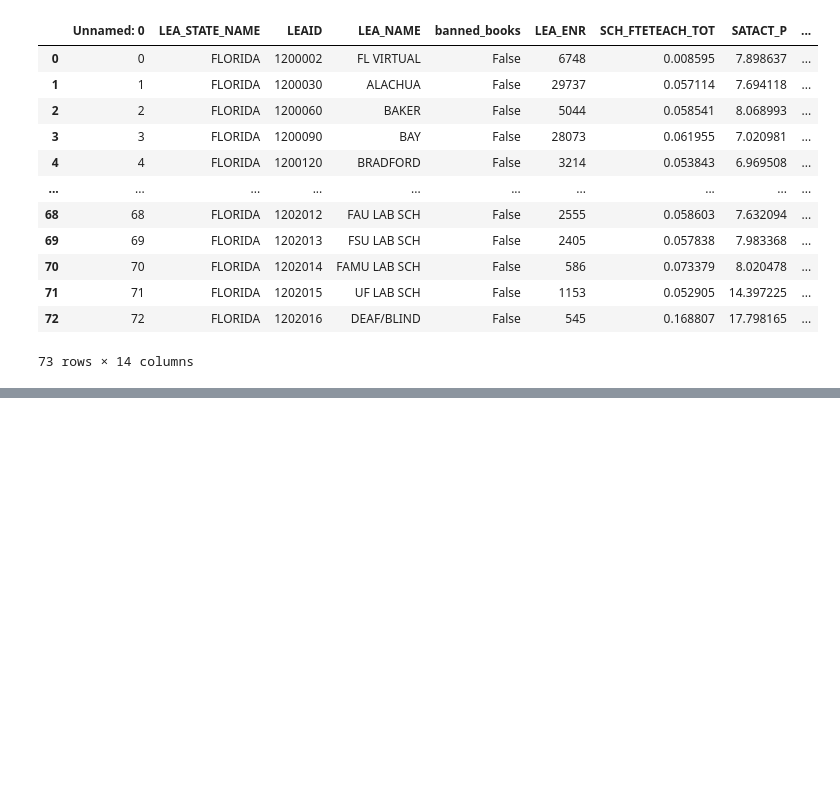
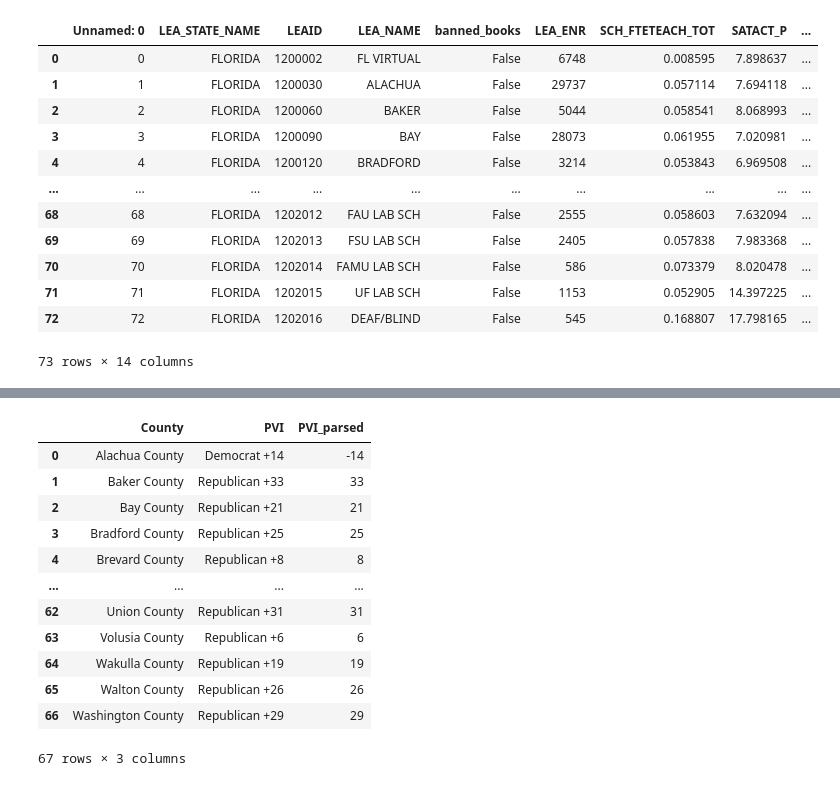
Before and after one commit to sanions/bookbans, a Jupyter notebook: florida_table_creation.ipynb, the cells around one changed output, grey strips where cells are left out. Saved outputs shown, nothing was run; the diff lists cells and outputs as text; code cells hidden in the pictures; blank space fills up the shorter version.

```diff
--- a/florida_table_creation.ipynb
+++ b/florida_table_creation.ipynb
@@ -32,0 +110,28 @@ county_merged
+# %%
+county_PVI = pd.read_csv("florida_county_PVI.csv")
+county_PVI
+# Define a regular expression pattern to extract the numerical values
+pattern = r'([+-]?\d+)'
+
+# Extract the numeric values and convert to numeric
+county_PVI['PVI_parsed'] = pd.to_numeric(county_PVI['PVI'].str.extract(pattern)[0])
+
+# Assign the sign based on the party
+county_PVI['PVI_parsed'] *= county_PVI['PVI'].str.contains('Republican').map({True: 1, False: -1})
+
+# Display the resulting DataFrame
+county_PVI
+# %% [output]
+|  | County | PVI | PVI_parsed |
+| 0 | Alachua County | Democrat +14 | -14 |
+| 1 | Baker County | Republican +33 | 33 |
+| 2 | Bay County | Republican +21 | 21 |
+| 3 | Bradford County | Republican +25 | 25 |
+| 4 | Brevard County | Republican +8 | 8 |
+| ... | ... | ... | ... |
+| 62 | Union County | Republican +31 | 31 |
+| 63 | Volusia County | Republican +6 | 6 |
+| 64 | Wakulla County | Republican +19 | 19 |
+| 65 | Walton County | Republican +26 | 26 |
+| 66 | Washington County | Republican +29 | 29 |
+67 rows × 3 columns
```
Also changed, not shown: parts of 11 cells of this notebook, 3 other files.
